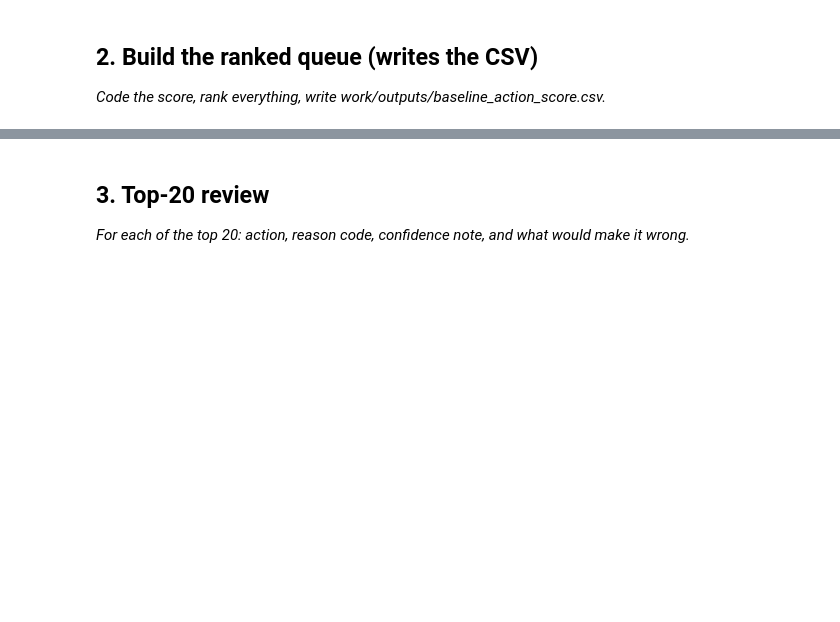
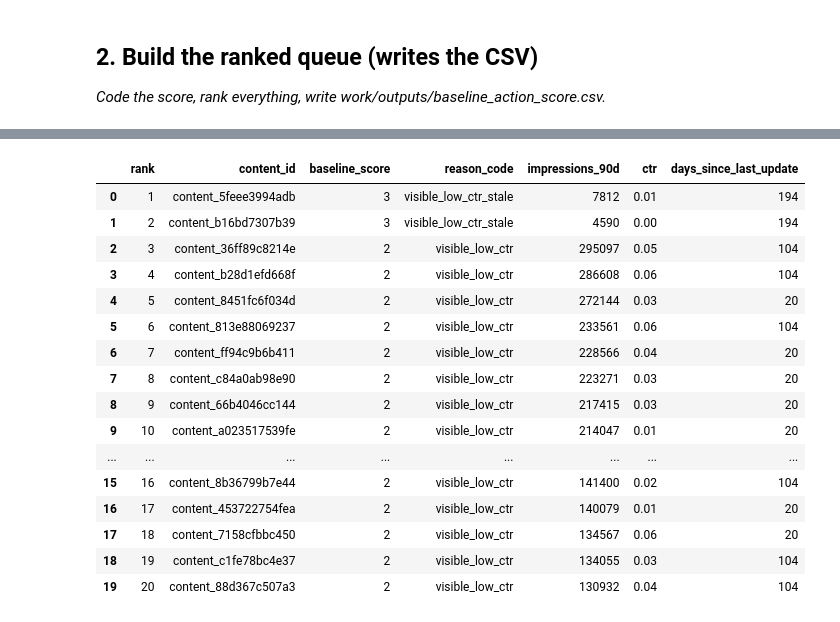
Before and after one commit to medhu07/flyrankai, a Jupyter notebook: work/notebooks/w04_baseline_score.ipynb, the cells around one changed output, grey strips where cells are left out. Saved outputs shown, nothing was run; the diff lists cells and outputs as text; code cells hidden in the pictures; blank space fills up the shorter version.

```diff
--- a/work/notebooks/w04_baseline_score.ipynb
+++ b/work/notebooks/w04_baseline_score.ipynb
@@ -23,4 +84,70 @@ This skeleton is yours to fill. Work the sections **in order** — each one has
-# %% [markdown]
-## 3. Top-20 review
-
-*For each of the top 20: action, reason code, confidence note, and what would make it wrong.*
+# %%
+# Create transparent signals
+visible = df["impressions_90d"] >= impressions_threshold
+low_ctr = df["ctr"] <= ctr_threshold
+stale = df["days_since_last_update"] >= stale_threshold
+
+# Simple baseline score: 1 point for each condition satisfied
+df["baseline_score"] = (
+    visible.astype(int)
+    + low_ctr.astype(int)
+    + stale.astype(int)
+)
+
+# Assign a reason code
+df["reason_code"] = np.select(
+    [
+        visible & low_ctr & stale,
+        visible & low_ctr,
+        visible & stale,
+        visible
+    ],
+    [
+        "visible_low_ctr_stale",
+        "visible_low_ctr",
+        "visible_stale",
+        "visible"
+    ],
+    default="other"
+)
+
+# Rank pages
+df = df.sort_values(
+    ["baseline_score", "impressions_90d"],
+    ascending=[False, False]
+).reset_index(drop=True)
+
+df["rank"] = range(1, len(df) + 1)
+
+# Display the top 20
+top20 = df[
+    [
+        "rank",
+        "content_id",
+        "baseline_score",
+        "reason_code",
+        "impressions_90d",
+        "ctr",
+        "days_since_last_update"
+    ]
+].head(20)
+
+display(top20)
+# %% [output]
+|  | rank | content_id | baseline_score | reason_code | impressions_90d | ctr | days_since_last_update |
+| 0 | 1 | content_5feee3994adb | 3 | visible_low_ctr_stale | 7812 | 0.01 | 194 |
+| 1 | 2 | content_b16bd7307b39 | 3 | visible_low_ctr_stale | 4590 | 0.00 | 194 |
+| 2 | 3 | content_36ff89c8214e | 2 | visible_low_ctr | 295097 | 0.05 | 104 |
+| 3 | 4 | content_b28d1efd668f | 2 | visible_low_ctr | 286608 | 0.06 | 104 |
+| 4 | 5 | content_8451fc6f034d | 2 | visible_low_ctr | 272144 | 0.03 | 20 |
+| 5 | 6 | content_813e88069237 | 2 | visible_low_ctr | 233561 | 0.06 | 104 |
+| 6 | 7 | content_ff94c9b6b411 | 2 | visible_low_ctr | 228566 | 0.04 | 20 |
+| 7 | 8 | content_c84a0ab98e90 | 2 | visible_low_ctr | 223271 | 0.03 | 20 |
+| 8 | 9 | content_66b4046cc144 | 2 | visible_low_ctr | 217415 | 0.03 | 20 |
+| 9 | 10 | content_a023517539fe | 2 | visible_low_ctr | 214047 | 0.01 | 20 |
+| ... | ... | ... | ... | ... | ... | ... | ... |
+| 15 | 16 | content_8b36799b7e44 | 2 | visible_low_ctr | 141400 | 0.02 | 104 |
+| 16 | 17 | content_453722754fea | 2 | visible_low_ctr | 140079 | 0.01 | 20 |
+| 17 | 18 | content_7158cfbbc450 | 2 | visible_low_ctr | 134567 | 0.06 | 20 |
+| 18 | 19 | content_c1fe78bc4e37 | 2 | visible_low_ctr | 134055 | 0.03 | 104 |
+| 19 | 20 | content_88d367c507a3 | 2 | visible_low_ctr | 130932 | 0.04 | 104 |
```
Also changed, not shown: parts of 16 cells of this notebook.
